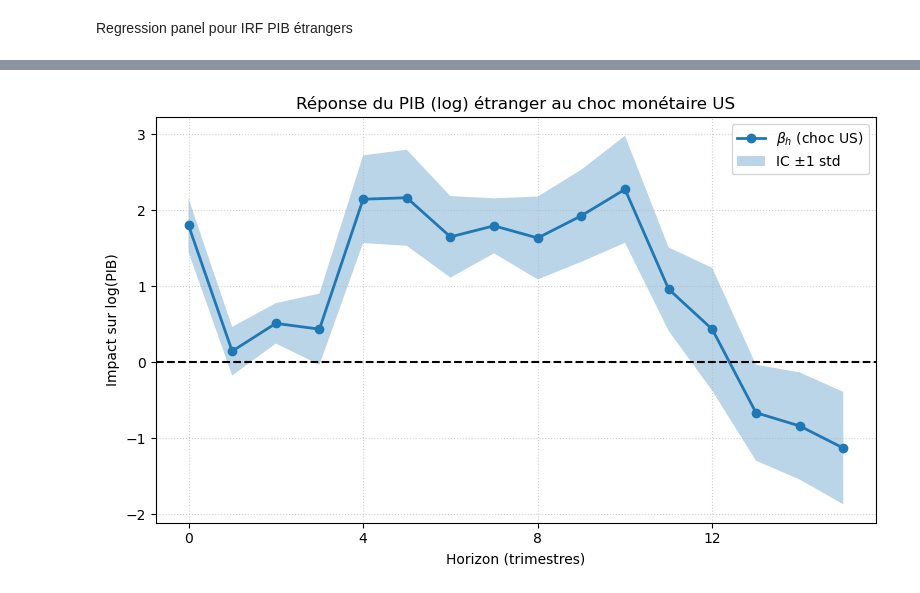
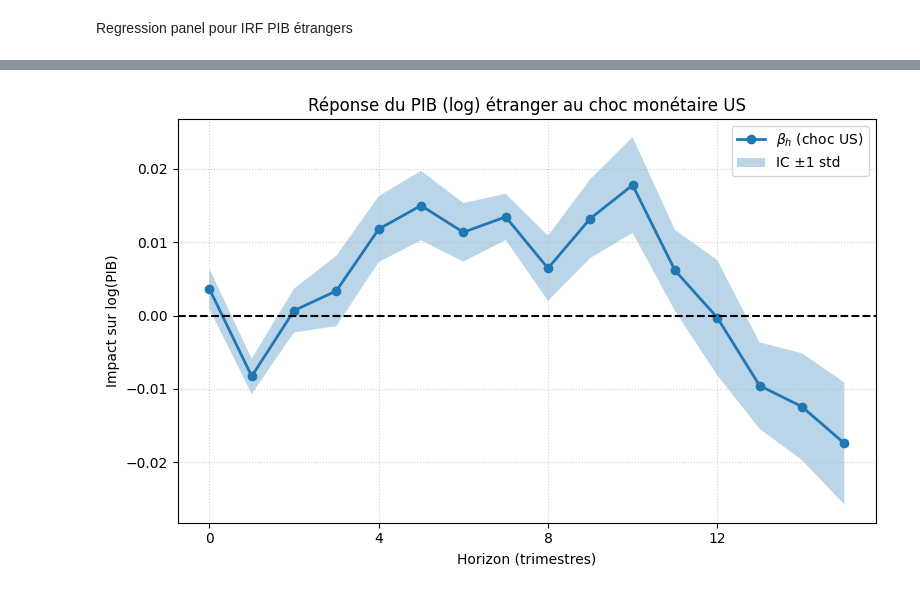
Before and after one commit to enriquealarcon01/Stat-App, a Jupyter notebook: modèle/modèle US.ipynb, the cells around one changed output, grey strips where cells are left out. Cells and saved outputs as stored; diff of their text form; code cells hidden in the pictures.

```diff
--- a/modèle/modèle US.ipynb
+++ b/modèle/modèle US.ipynb
@@ -878,8 +878,8 @@ for h in range(H + 1):
     model = sm.OLS(Y, X).fit()
 
     # g) Extraction du coefficient du choc et de son écart-type
-    beta_h = model.params['monetary_shocks']*100
-    stderr_h = model.bse['monetary_shocks']*100
+    beta_h = model.params['monetary_shocks']
+    stderr_h = model.bse['monetary_shocks']
 
     # h) Stockage
     betas.append(beta_h)
@@ -1283,8 +1283,8 @@ from linearmodels.panel import PanelOLS
 # ------------------------------------------------
 # 0) Préparer les chocs monétaires US
 # ------------------------------------------------
-df_shocks = data_US_clean.reset_index()[["date", "monetary_shocks_2lags_v3"]].copy()
-df_shocks = df_shocks.rename(columns={"date": "Time", "monetary_shocks_2lags_v3": "shock_US"})
+df_shocks = data_US_clean.reset_index()[["date", "monetary_shocks"]].copy()
+df_shocks = df_shocks.rename(columns={"date": "Time", "monetary_shocks": "shock_US"})
 
 # Convertir Time en datetime avec période trimestrielle correcte
 df_shocks["Time"] = pd.PeriodIndex(df_shocks["Time"], freq="Q").to_timestamp()
@@ -1341,35 +1341,35 @@ for h in range(H + 1):
     X_cols = ["shock_US", "y_lag1", "y_lag2", "y_lag3", "y_lag4", "trend", "trend_sq"]
     df_model["const"] = 1.0
     X_cols = ["const"] + X_cols
 
     model = PanelOLS(dependent=Y, exog=df_model[X_cols], entity_effects=True)
     res = model.fit(cov_type="clustered", cluster_entity=True)
 
     betas.append(res.params["shock_US"])
     stderr.append(res.std_errors["shock_US"])
 
 # ------------------------------------------------
 # 6) Tracé de l'IRF
 # ------------------------------------------------
-betas = np.array(betas)*100
-stderr = np.array(stderr)*100
+betas = np.array(betas)
+stderr = np.array(stderr)
 lower = betas - stderr
 upper = betas + stderr
 
 horizons = range(H + 1)
 plt.figure(figsize=(8, 5))
 plt.plot(horizons, betas, marker='o', linewidth=2, label=r"$\beta_h$ (choc US)")
 plt.fill_between(horizons, lower, upper, alpha=0.3, label="IC ±1 std")
 plt.axhline(0, color='black', linestyle='--')
 plt.title("Réponse du PIB (log) étranger au choc monétaire US", fontsize=12)
 plt.xlabel("Horizon (trimestres)")
 plt.ylabel("Impact sur log(PIB)")
 plt.xticks(np.arange(0, H + 1, 4))
 plt.grid(True, linestyle=':', alpha=0.6)
 plt.legend()
 plt.tight_layout()
 plt.show()
 # %% [output]
-[figure, old version]
+[figure, new version]
 # %%
 # 1. Chocs monétaires US
```
Also changed, not shown: parts of 9 cells of this notebook, 10 other files.
